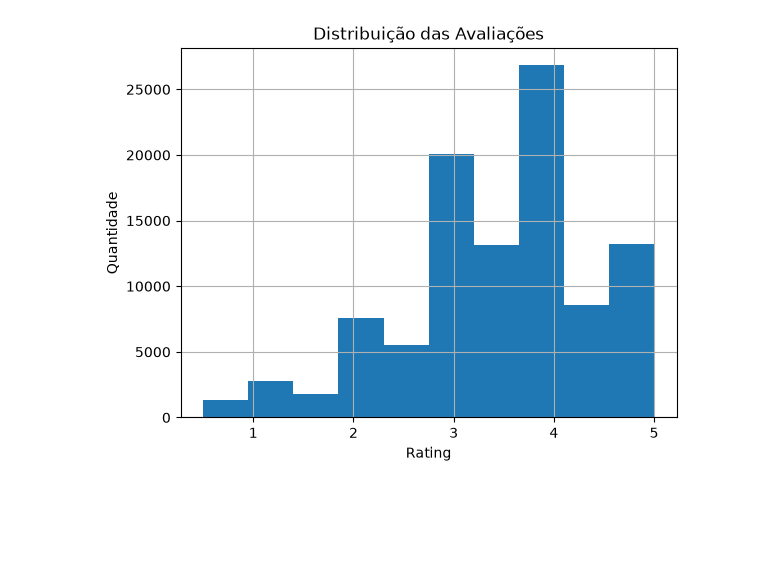
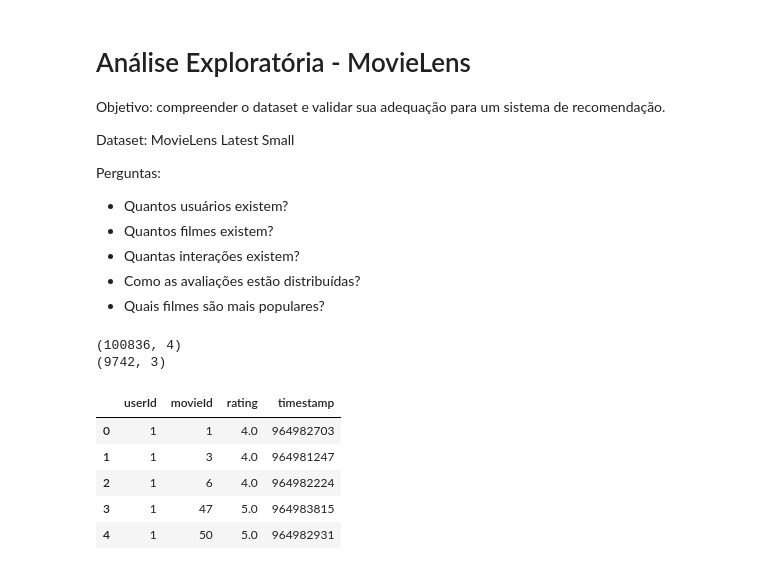
Before and after one commit to SarahNovais25/ecommerce-recommendation-system, a Jupyter notebook: eda.ipynb, the cells around one changed output. Saved outputs shown, nothing was run; the diff lists cells and outputs as text; code cells hidden in the pictures; blank space fills up the shorter version.

```diff
--- a/eda.ipynb
+++ b/eda.ipynb
@@ -1 +1,14 @@
+# %% [markdown]
+# Análise Exploratória - MovieLens
+
+Objetivo: compreender o dataset e validar sua adequação para um sistema de recomendação.
+
+Dataset: MovieLens Latest Small
+
+Perguntas:
+- Quantos usuários existem?
+- Quantos filmes existem?
+- Quantas interações existem?
+- Como as avaliações estão distribuídas?
+- Quais filmes são mais populares?
 # %%
@@ -4,12 +19,18 @@ import pandas as pd
 # %%
-df = pd.read_csv("data/raw/ratings.csv")
+ratings = pd.read_csv("data/raw/ratings.csv")
+movies = pd.read_csv("data/raw/movies.csv")
+
+print(ratings.shape)
+print(movies.shape)
+# %% [output]
+(100836, 4)
+(9742, 3)
 # %%
-df["rating"].hist(bins=10)
-
-plt.title("Distribuição das Avaliações")
-plt.xlabel("Rating")
-plt.ylabel("Quantidade")
-
-plt.show()
+ratings.head()
 # %% [output]
-[figure, removed]
+|  | userId | movieId | rating | timestamp |
+| 0 | 1 | 1 | 4.0 | 964982703 |
+| 1 | 1 | 3 | 4.0 | 964981247 |
+| 2 | 1 | 6 | 4.0 | 964982224 |
+| 3 | 1 | 47 | 5.0 | 964983815 |
+| 4 | 1 | 50 | 5.0 | 964982931 |
```
Also changed, not shown: parts of 12 cells of this notebook.
